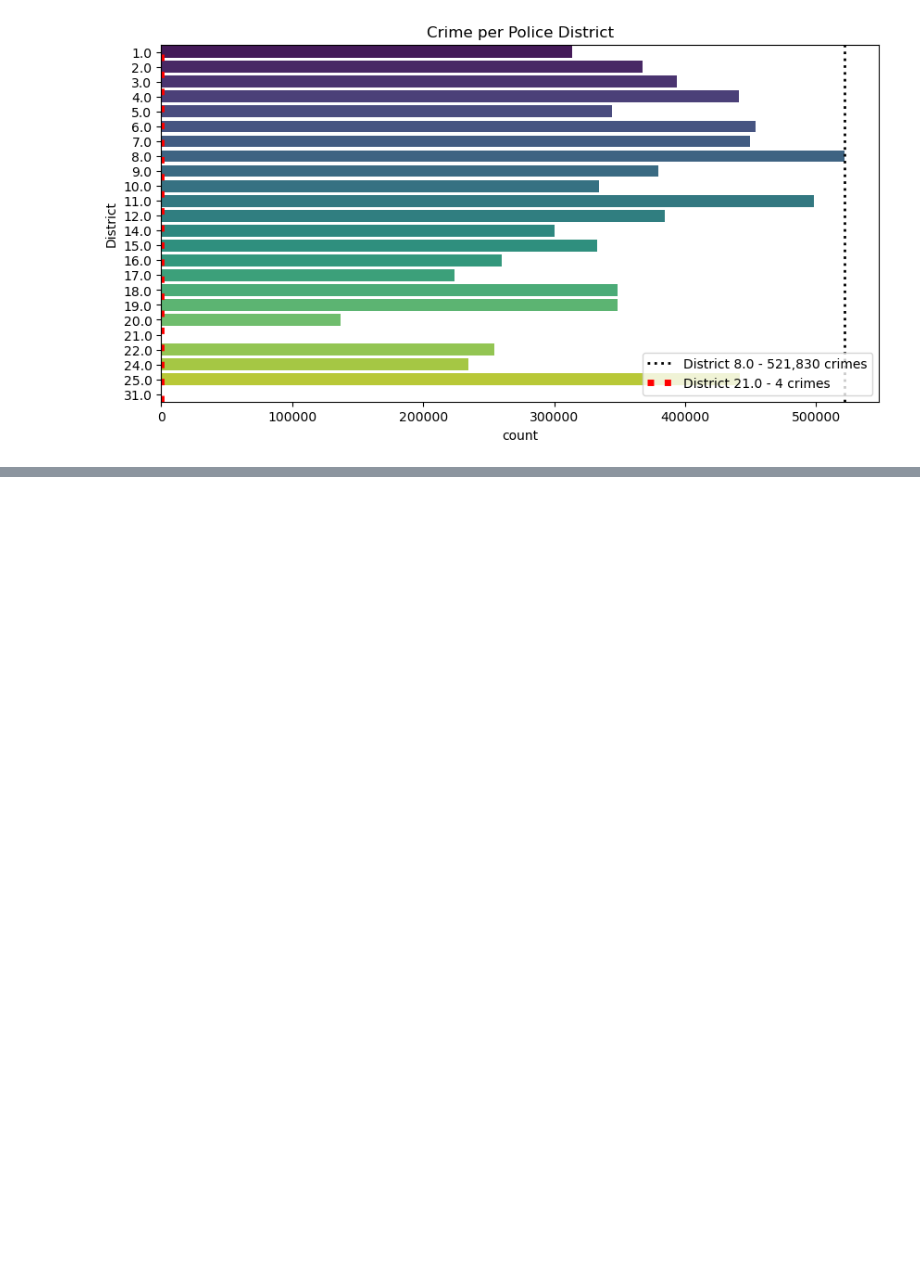
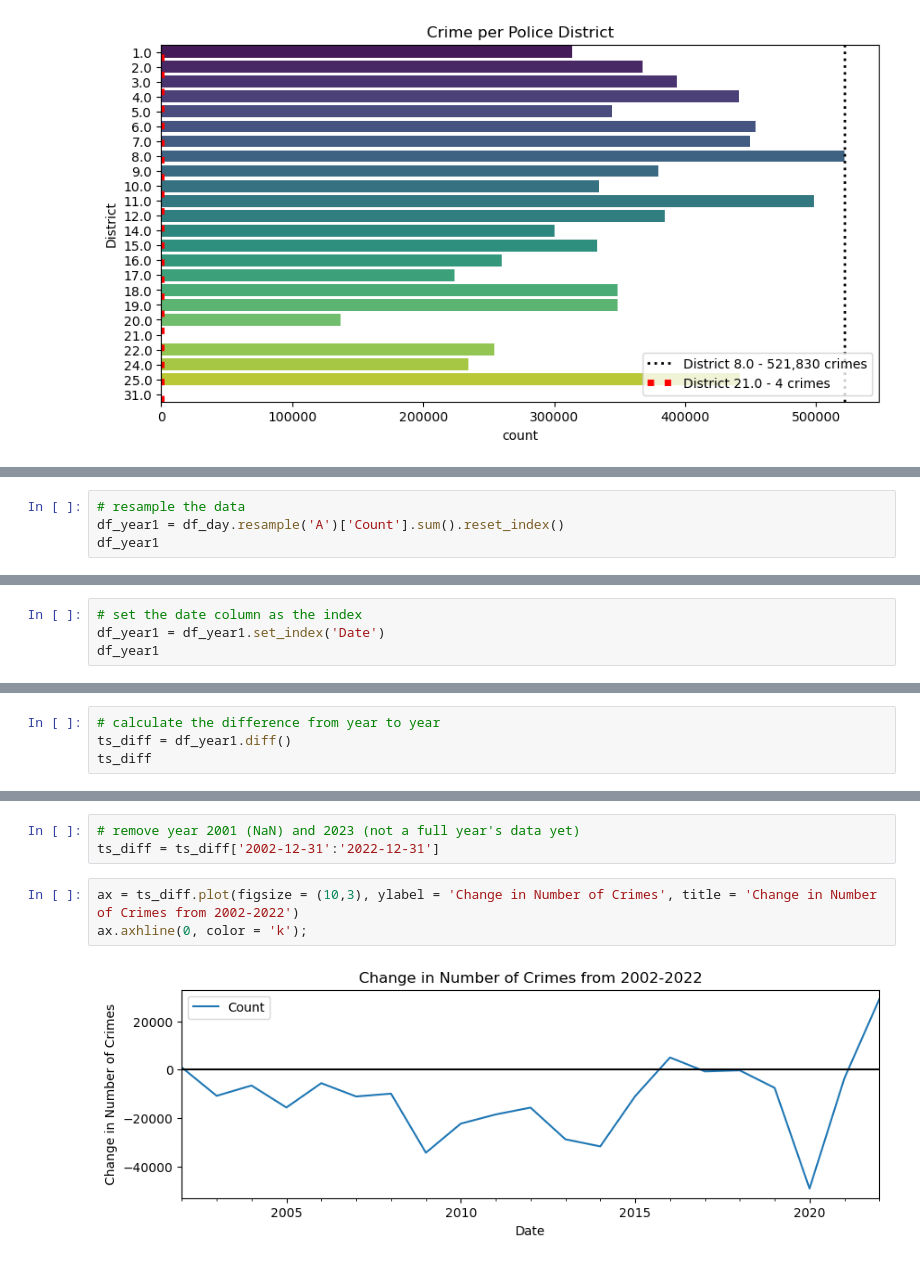
Before and after one commit to andreacohen7/Chicago-Crime-Data, a Jupyter notebook: Chicago Crime Data.ipynb, the cells around one changed output, grey strips where cells are left out. Saved outputs shown, nothing was run; the diff lists cells and outputs as text; blank space fills up the shorter version.

```diff
--- a/Chicago Crime Data.ipynb
+++ b/Chicago Crime Data.ipynb
@@ -229,0 +230,4 @@ ax.legend();
+# %%
+# resample the data
+df_year1 = df_day.resample('A')['Count'].sum().reset_index()
+df_year1
@@ -229,0 +252,4 @@ ax.legend();
+# %%
+# set the date column as the index
+df_year1 = df_year1.set_index('Date')
+df_year1
@@ -229,0 +275,4 @@ ax.legend();
+# %%
+# calculate the difference from year to year
+ts_diff = df_year1.diff()
+ts_diff
@@ -229,0 +298,8 @@ ax.legend();
+# %%
+# remove year 2001 (NaN) and 2023 (not a full year's data yet)
+ts_diff = ts_diff['2002-12-31':'2022-12-31']
+# %%
+ax = ts_diff.plot(figsize = (10,3), ylabel = 'Change in Number of Crimes', title = 'Change in Number of Crimes from 2002-2022')
+ax.axhline(0, color = 'k');
+# %% [output]
+[figure, added]
```
Also changed, not shown: parts of 55 cells of this notebook.
